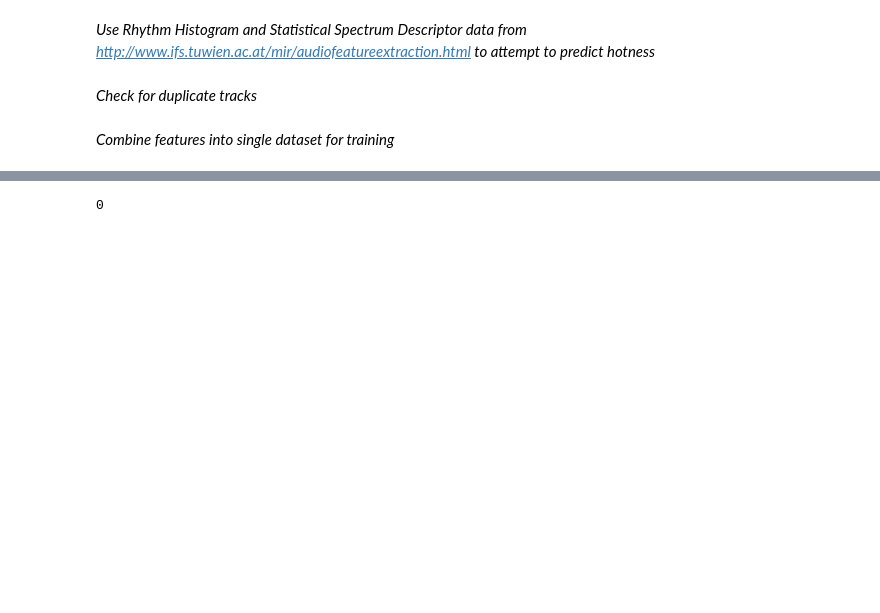
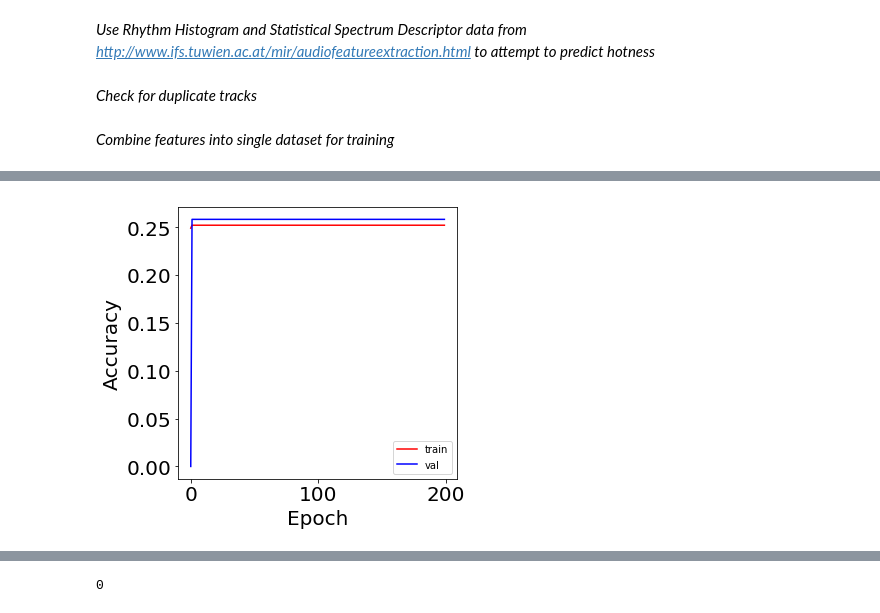
Before and after one commit to genagibson/CS109B_MSD, a Jupyter notebook: notebooks/Models/AudioModel.ipynb, the cells around one changed output, grey strips where cells are left out. Drawn from its saved outputs; the diff is of its cells as text; code cells hidden in the pictures; blank space fills up the shorter version.

Commit message:
Audio and text topic hit models

```diff
--- a/notebooks/Models/AudioModel.ipynb
+++ b/notebooks/Models/AudioModel.ipynb
@@ -162,11 +128,22 @@ with open("audio_model1.json", "w") as json_file:
+# %%
+def fit(model, trainX, testX, trainY, testY, regress) :
+    csv_logger = CSVLogger('history_regress{}.log'.format(regress), separator=',', append=False)
+    history = model.fit(trainX, trainY, validation_data=(testX, testY), epochs=200, batch_size=8,
+                                     callbacks=[csv_logger]);
+    model.save_weights("audio_model_regress{}.h5".format(regress))
+    model_json = model.to_json()
+    with open("audio_model_regress{}.json".format(regress), "w") as json_file:
+        json_file.write(model_json)
+    loss, accuracy  = model.evaluate(testX, testY, verbose=False)
+    return (model, history, loss, accuracy)
 # %%
-loss, accuracy  = model.evaluate(testX, testY, verbose=False)
-print(f'Test loss: {loss:.3}')
-print(f'Test accuracy: {accuracy:.3}')
-fig, ax = plt.subplots(1, 1, figsize=(5,5))
-ax.plot((history.history['acc']), 'r', label='train')
-ax.plot((history.history['val_acc']), 'b' ,label='val')
-ax.set_xlabel(r'Epoch', fontsize=20)
-ax.set_ylabel(r'Accuracy', fontsize=20)
-ax.legend()
-ax.tick_params(labelsize=20)
+def display(history, loss, accuracy) :
+    print(f'Test loss: {loss:.3}')
+    print(f'Test accuracy: {accuracy:.3}')
+    fig, ax = plt.subplots(1, 1, figsize=(5,5))
+    ax.plot((history.history['acc']), 'r', label='train')
+    ax.plot((history.history['val_acc']), 'b' ,label='val')
+    ax.set_xlabel(r'Epoch', fontsize=20)
+    ax.set_ylabel(r'Accuracy', fontsize=20)
+    ax.legend()
+    ax.tick_params(labelsize=20)
@@ -176,0 +150,3 @@ Test accuracy: 0.258
+# %%
+regress = True
+model, trainX, testX, trainY, testY = getModelAndDs(x, y, w_rh, h_rh, regress)
@@ -176,0 +171,2 @@ Test accuracy: 0.258
+# %%
+model, history, loss, accuracy = fit(model, trainX, testX, trainY, testY, regress)
@@ -176,0 +191,3 @@ Test accuracy: 0.258
+# %%
+display(history, loss, accuracy)
+# %% [output]
@@ -177,3 +196,4 @@ Test accuracy: 0.258
+[figure, added]
 # %%
 y_pred = model.predict(np.expand_dims(x.reshape(x.shape[0], w_rh, h_rh), axis = -1))
 # %%
```
Also changed, not shown: parts of 21 cells of this notebook, 1 other file.
